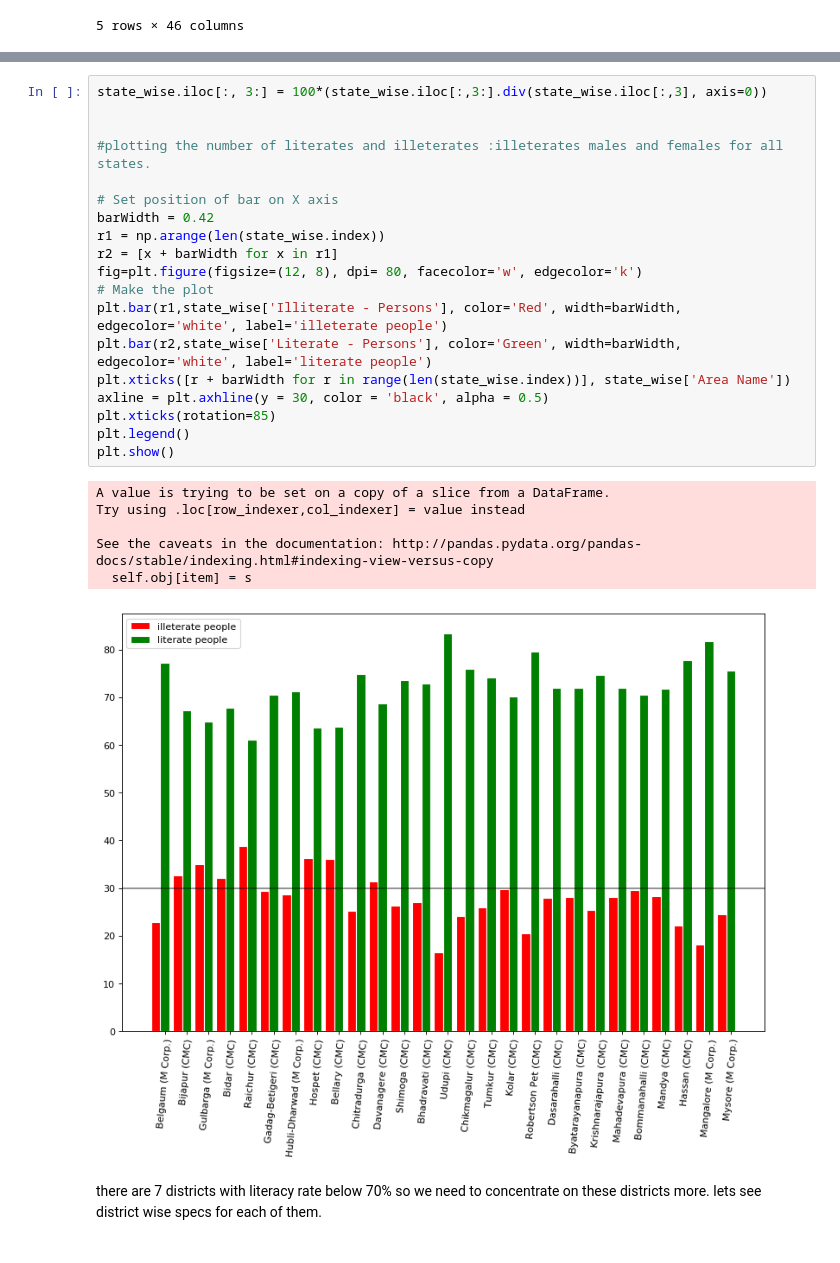
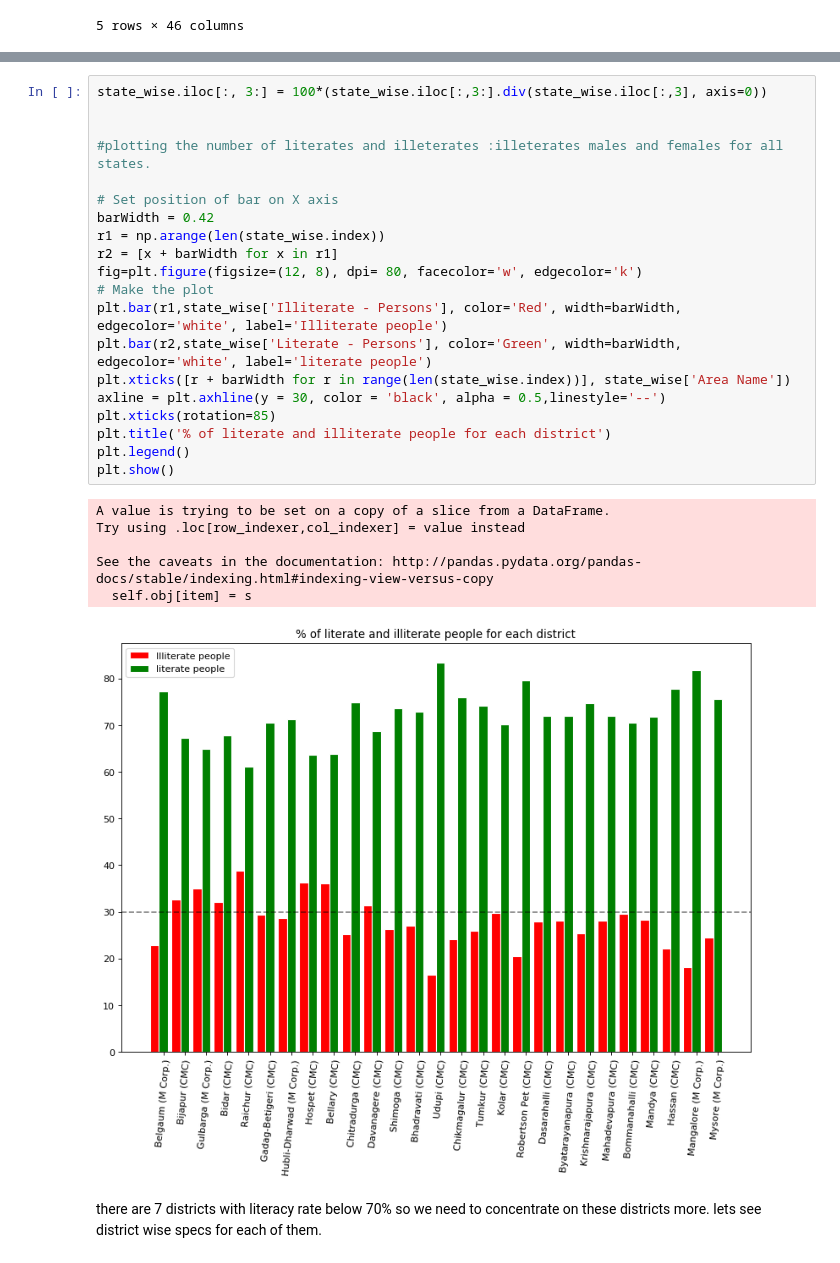
Before and after one commit to Tejas451/karnatakastats1, a Jupyter notebook: Untitled.ipynb, the cells around one changed output, grey strips where cells are left out. Cells and saved outputs as stored; diff of their text form.

```diff
--- a/Untitled.ipynb
+++ b/Untitled.ipynb
@@ -50,29 +69,30 @@ We will normalize the population data and work with percentages.
 # %%
 state_wise.iloc[:, 3:] = 100*(state_wise.iloc[:,3:].div(state_wise.iloc[:,3], axis=0))
 
 
 #plotting the number of literates and illeterates :illeterates males and females for all states.
 
 # Set position of bar on X axis
 barWidth = 0.42
 r1 = np.arange(len(state_wise.index))
 r2 = [x + barWidth for x in r1]
 fig=plt.figure(figsize=(12, 8), dpi= 80, facecolor='w', edgecolor='k')
 # Make the plot
-plt.bar(r1,state_wise['Illiterate - Persons'], color='Red', width=barWidth, edgecolor='white', label='illeterate people')
+plt.bar(r1,state_wise['Illiterate - Persons'], color='Red', width=barWidth, edgecolor='white', label='Illiterate people')
 plt.bar(r2,state_wise['Literate - Persons'], color='Green', width=barWidth, edgecolor='white', label='literate people')
 plt.xticks([r + barWidth for r in range(len(state_wise.index))], state_wise['Area Name'])
-axline = plt.axhline(y = 30, color = 'black', alpha = 0.5)
+axline = plt.axhline(y = 30, color = 'black', alpha = 0.5,linestyle='--')
 plt.xticks(rotation=85)
+plt.title('% of literate and illiterate people for each district')
 plt.legend()
 plt.show()
 # %% [output]
 A value is trying to be set on a copy of a slice from a DataFrame.
 Try using .loc[row_indexer,col_indexer] = value instead
 
 See the caveats in the documentation: http://pandas.pydata.org/pandas-docs/stable/indexing.html#indexing-view-versus-copy
   self.obj[item] = s
-[figure, old version]
+[figure, new version]
 # %% [markdown]
 there are 7 districts with literacy rate below 70% so we need to concentrate on these districts more. lets see district wise specs for each of them.
 # %%
```
Also changed, not shown: parts of 34 cells of this notebook, 1 other file.
